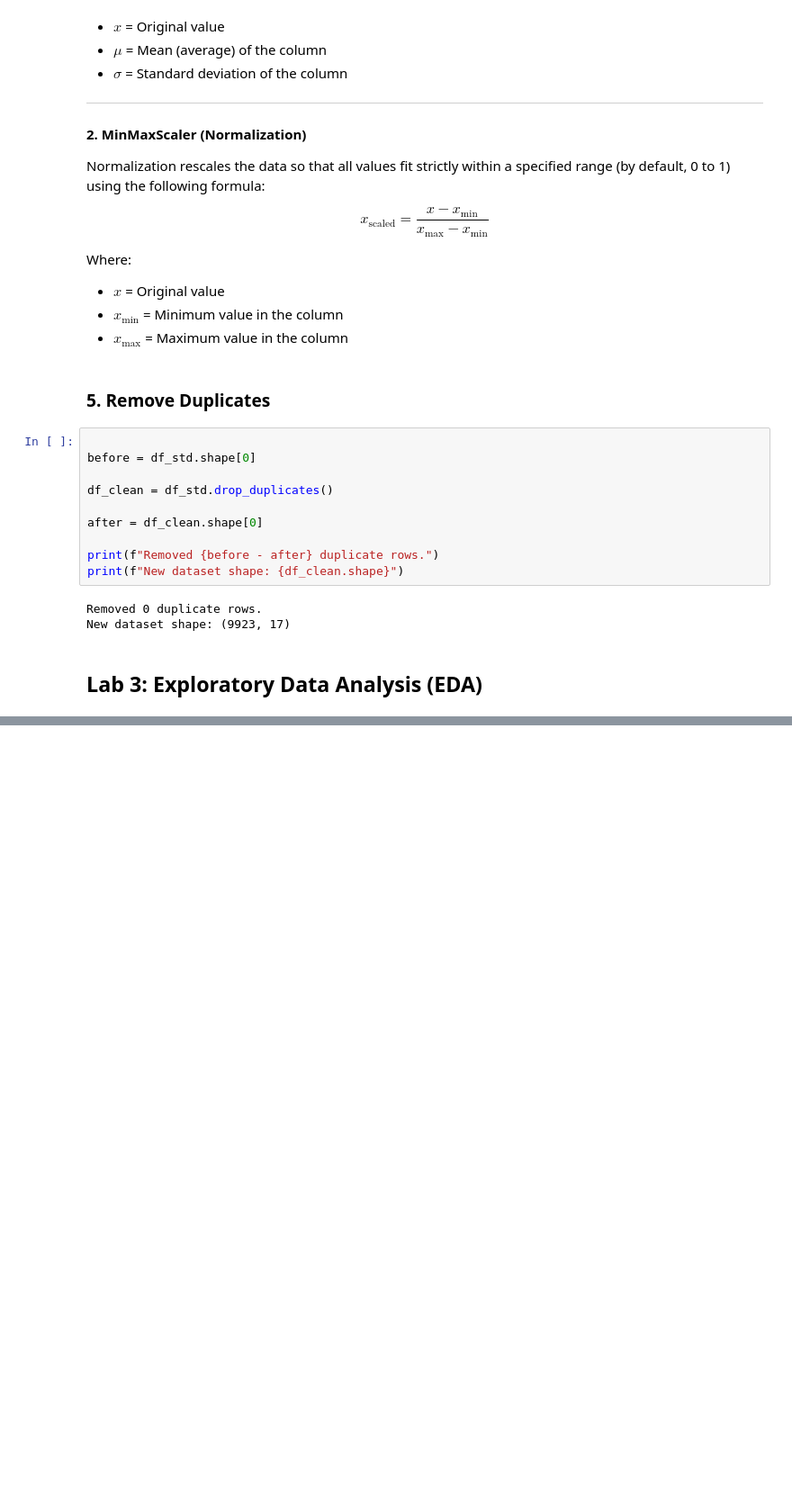
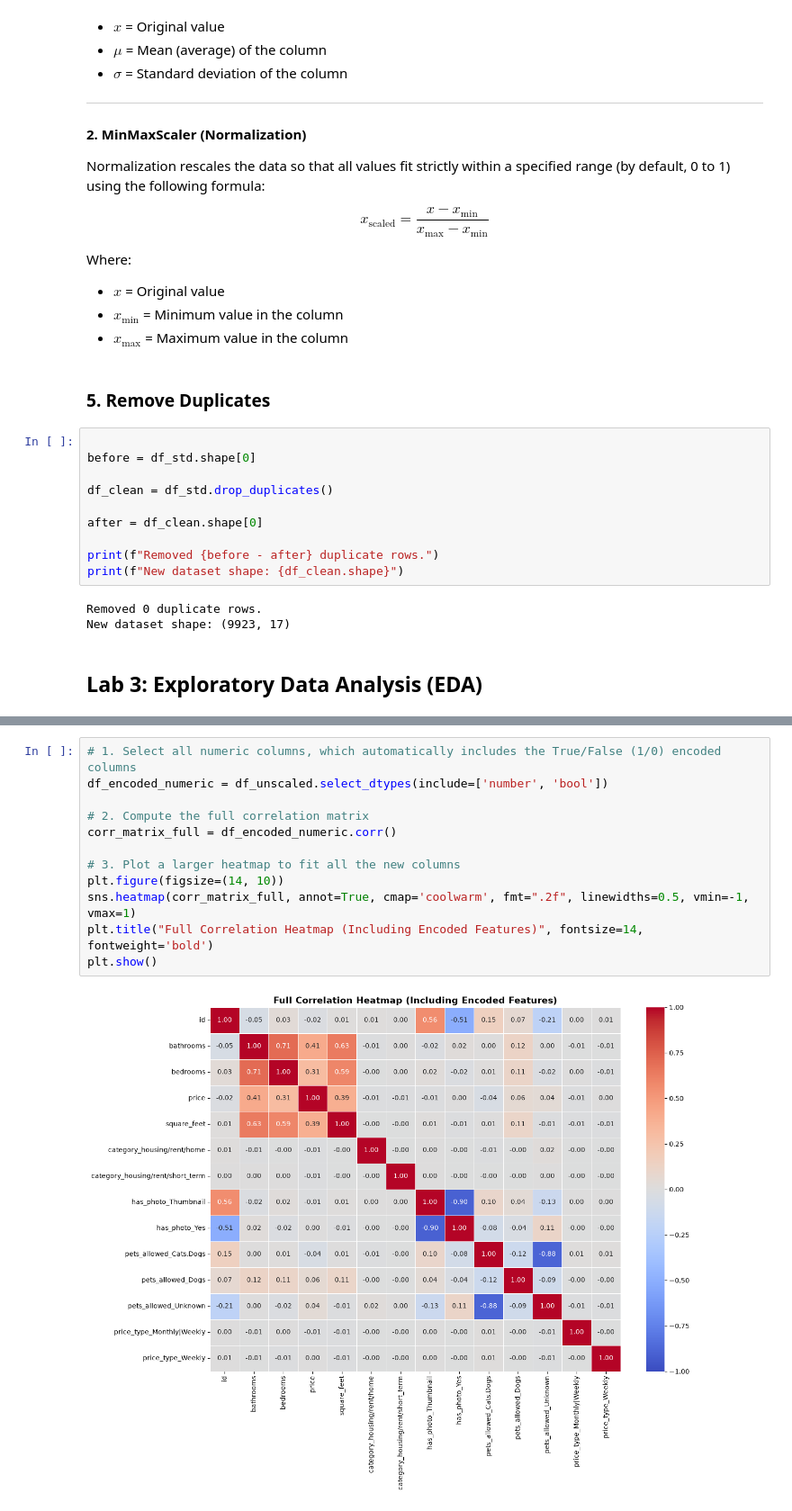
Before and after one commit to wasi-coder/Data_mining-on-a-rental-dataset, a Jupyter notebook: lab_report.ipynb, the cells around one changed output, grey strips where cells are left out. Shown at 90% size. Saved outputs shown, nothing was run; the diff lists cells and outputs as text; blank space fills up the shorter version.

```diff
--- a/lab_report.ipynb
+++ b/lab_report.ipynb
@@ -312,0 +489,14 @@ Shape: (9923, 17)
+# %%
+# 1. Select all numeric columns, which automatically includes the True/False (1/0) encoded columns
+df_encoded_numeric = df_unscaled.select_dtypes(include=['number', 'bool'])
+
+# 2. Compute the full correlation matrix
+corr_matrix_full = df_encoded_numeric.corr()
+
+# 3. Plot a larger heatmap to fit all the new columns
+plt.figure(figsize=(14, 10))
+sns.heatmap(corr_matrix_full, annot=True, cmap='coolwarm', fmt=".2f", linewidths=0.5, vmin=-1, vmax=1)
+plt.title("Full Correlation Heatmap (Including Encoded Features)", fontsize=14, fontweight='bold')
+plt.show()
+# %% [output]
+[figure, added]
```
Also changed, not shown: parts of 16 cells of this notebook.
